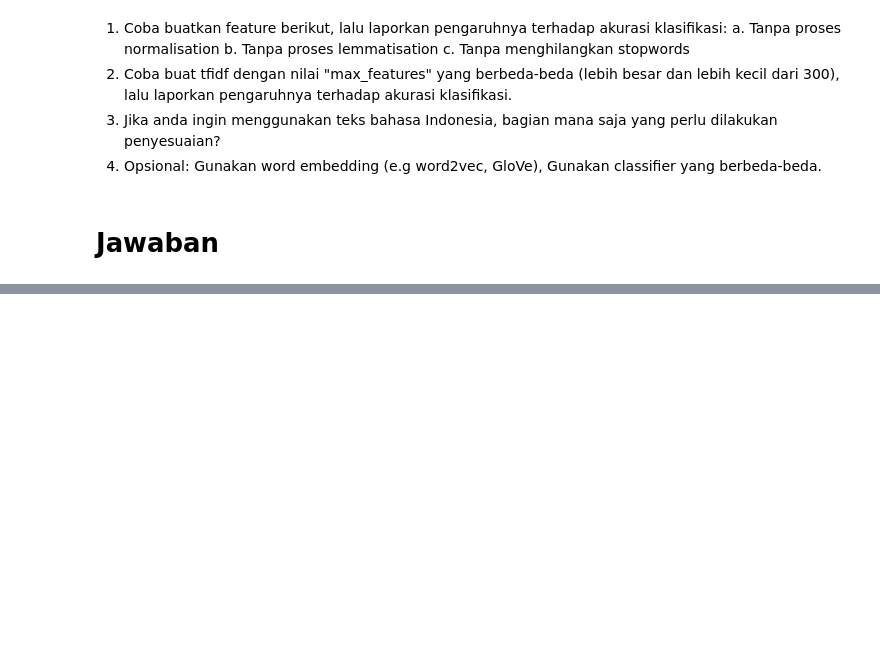
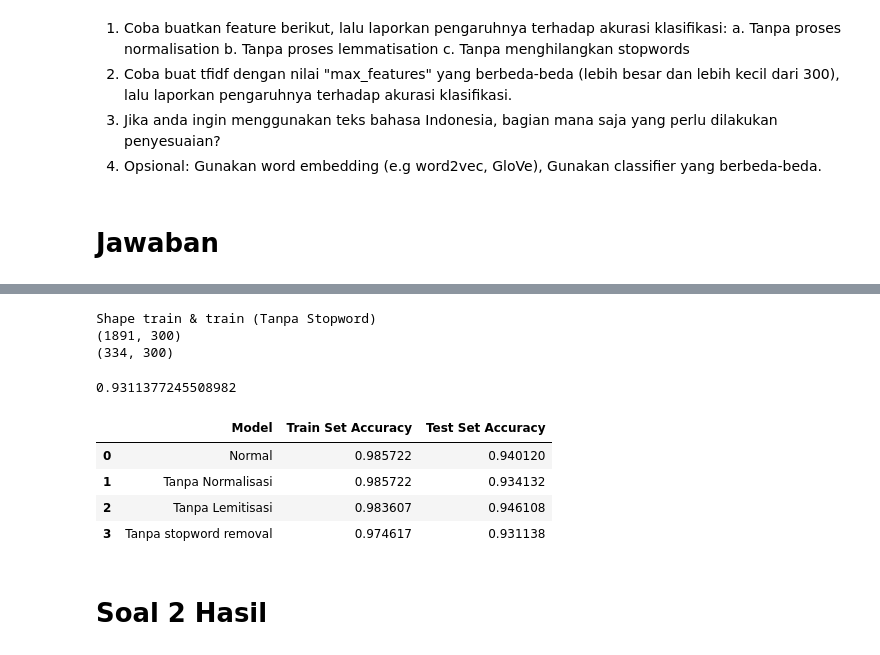
Before and after one commit to grandhysetyo/Text-Classification, a Jupyter notebook: 4_Training_Classifier.ipynb, the cells around one changed output, grey strips where cells are left out. Saved outputs shown, nothing was run; the diff lists cells and outputs as text; code cells hidden in the pictures; blank space fills up the shorter version.

```diff
--- a/4_Training_Classifier.ipynb
+++ b/4_Training_Classifier.ipynb
@@ -270,6 +272,8 @@ d = {
      'Test Set Accuracy': accuracy_score(labels_test, classifier_pred)
 }
 
+train_score = accuracy_score(labels_train, best_classifier.predict(features_train))
+
 df_models = pd.DataFrame(d, index=[0])
 df_models
 # %% [output]
@@ -346,0 +429,52 @@ Visualisasi dalam bentuk tabel dengan panda dataframe akan lebih baik.
+# %%
+# Dataframe Tanpa Proses Stopword
+path_df1c = "Data/df_1c.pickle"
+with open(path_df1c, 'rb') as data:
+    df1c = pickle.load(data)
+
+# features_train
+path_features_train1c = "Data/features_train_1c.pickle"
+with open(path_features_train1c, 'rb') as data:
+    features_train1c = pickle.load(data)
+
+# labels_train
+path_labels_train1c = "Data/labels_train_1c.pickle"
+with open(path_labels_train1c, 'rb') as data:
+    labels_train1c = pickle.load(data)
+
+# features_test
+path_features_test1c = "Data/features_test_1c.pickle"
+with open(path_features_test1c, 'rb') as data:
+    features_test1c = pickle.load(data)
+
+# labels_test
+path_labels_test1c = "Data/labels_test_1c.pickle"
+with open(path_labels_test1c, 'rb') as data:
+    labels_test1c = pickle.load(data)
+
+print('Shape train & train (Tanpa Stopword)')
+print(features_train1c.shape)
+print(features_test1c.shape)
+best_classifier1c.fit(features_train1c,labels_train1c)
+train_score1c = accuracy_score(labels_train1c, best_classifier1c.predict(features_train1c))
+classifier_pred1c = best_classifier1c.predict(features_test1c)
+accuracy_score(labels_test1c, classifier_pred1c)
+# %% [output]
+Shape train & train (Tanpa Stopword)
+(1891, 300)
+(334, 300)
+0.9311377245508982
+# %%
+pd.DataFrame({
+    'Model' : ['Normal', 'Tanpa Normalisasi', 'Tanpa Lemitisasi', 'Tanpa stopword removal'],
+    'Train Set Accuracy' : [train_score,train_score1a,train_score1b,train_score1c],
+    'Test Set Accuracy' : [accuracy_score(labels_test,classifier_pred), accuracy_score(labels_test1a, classifier_pred1a),accuracy_score(labels_test1b, classifier_pred1b),accuracy_score(labels_test1c, classifier_pred1c)]
+})
+# %% [output]
+|  | Model | Train Set Accuracy | Test Set Accuracy |
+| 0 | Normal | 0.985722 | 0.940120 |
+| 1 | Tanpa Normalisasi | 0.985722 | 0.934132 |
+| 2 | Tanpa Lemitisasi | 0.983607 | 0.946108 |
+| 3 | Tanpa stopword removal | 0.974617 | 0.931138 |
+# %% [markdown]
+# Soal 2 Hasil
```
Also changed, not shown: parts of 13 cells of this notebook.
